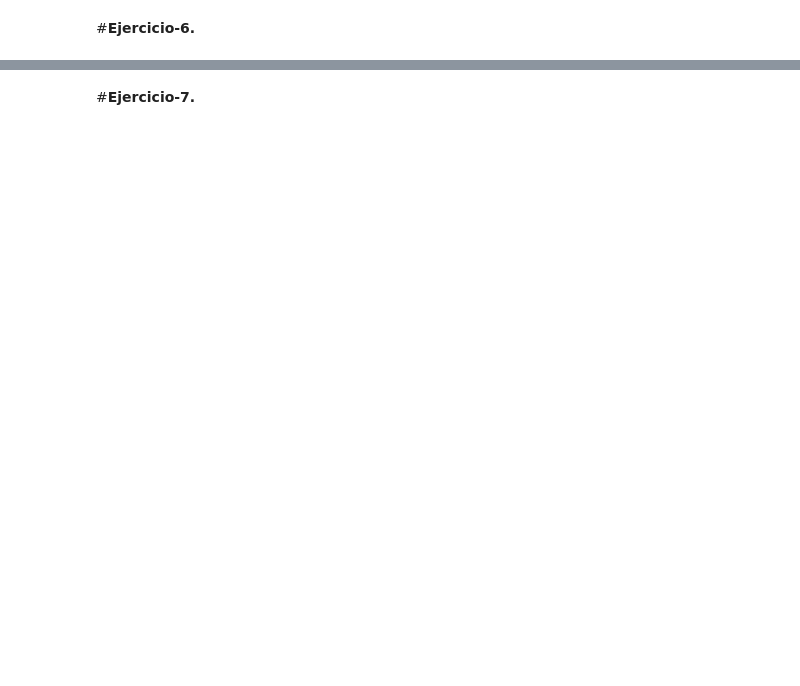
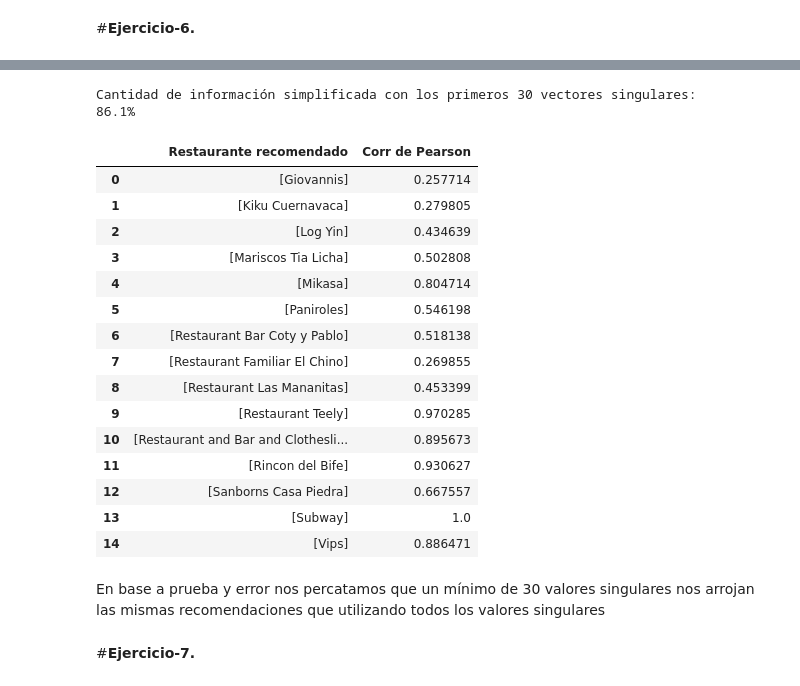
Before and after one commit to Pabloacostatec/iayaa-Equipo-25, a Jupyter notebook: MNA_IAyAA_semana_10_Actividad.ipynb, the cells around one changed output, grey strips where cells are left out. Drawn from its saved outputs; the diff is of its cells as text; code cells hidden in the pictures; blank space fills up the shorter version.

```diff
--- a/MNA_IAyAA_semana_10_Actividad.ipynb
+++ b/MNA_IAyAA_semana_10_Actividad.ipynb
@@ -329,2 +594,60 @@ None
+# %%
+#ahora Reducimos valores tal que nos coincidan con las recomendaciones
+
+#Se aplica SVD para un número de componentes específico ahora para food rating
+
+df_for_SVD = Ratingdf.drop(['placeID','rating','service_rating'], axis = 1)
+SVDresultn, tMatrix, fitMatrix = Apply_SVD_select_components(df_for_SVD, 'food_rating', 'name',30)
+#print('la matriz de valores singulares es: \n', SVDresultn)
+#print( 'la matriz tiene la siguiente forma: ',SVDresultn.shape)
+
+corrMx = np.corrcoef(SVDresultn, )
+
+me_gusta = "Subway"
+
+names = Printdf.columns
+names_list = list(names)
+id_megusta = names_list.index(me_gusta)
+
+corr_recomienda = corrMx[id_megusta]
+#print(corr_recomienda.shape)
+#print(corr_recomienda)
+
+corr_recomienda[id_megusta]
+
+RecomendationsMatrix = [[],[]]
+
+for x in range(0,len(names)):
+    if corr_recomienda[x] > .2:
+        RecomendationsMatrix[0].append([names_list[x]])
+        RecomendationsMatrix[1].append((corr_recomienda[x]))
+
+print('Cantidad de información simplificada con los primeros %d vectores singulares:' % 30)
+print('%.1f%%' %  (100 * ((fitMatrix.singular_values_[0:24]).sum() / (fitMatrix.singular_values_).sum())))
+
+Recomendationsdf = pd.DataFrame(RecomendationsMatrix).T
+Recomendationsdf.columns = ['Restaurante recomendado', 'Corr de Pearson']
+Recomendationsdf
+# %% [output]
+Cantidad de información simplificada con los primeros 30 vectores singulares:
+86.1%
+|  | Restaurante recomendado | Corr de Pearson |
+| 0 | [Giovannis] | 0.257714 |
+| 1 | [Kiku Cuernavaca] | 0.279805 |
+| 2 | [Log Yin] | 0.434639 |
+| 3 | [Mariscos Tia Licha] | 0.502808 |
+| 4 | [Mikasa] | 0.804714 |
+| 5 | [Paniroles] | 0.546198 |
+| 6 | [Restaurant Bar Coty y Pablo] | 0.518138 |
+| 7 | [Restaurant Familiar El Chino] | 0.269855 |
+| 8 | [Restaurant Las Mananitas] | 0.453399 |
+| 9 | [Restaurant Teely] | 0.970285 |
+| 10 | [Restaurant and Bar and Clothesli... | 0.895673 |
+| 11 | [Rincon del Bife] | 0.930627 |
+| 12 | [Sanborns Casa Piedra] | 0.667557 |
+| 13 | [Subway] | 1.0 |
+| 14 | [Vips] | 0.886471 |
+# %% [markdown]
+En base a prueba y error nos percatamos que un mínimo de 30 valores singulares nos arrojan las mismas recomendaciones que utilizando todos los valores singulares
 # %% [markdown]
 #**Ejercicio-7.**
```
Also changed, not shown: parts of 23 cells of this notebook.
